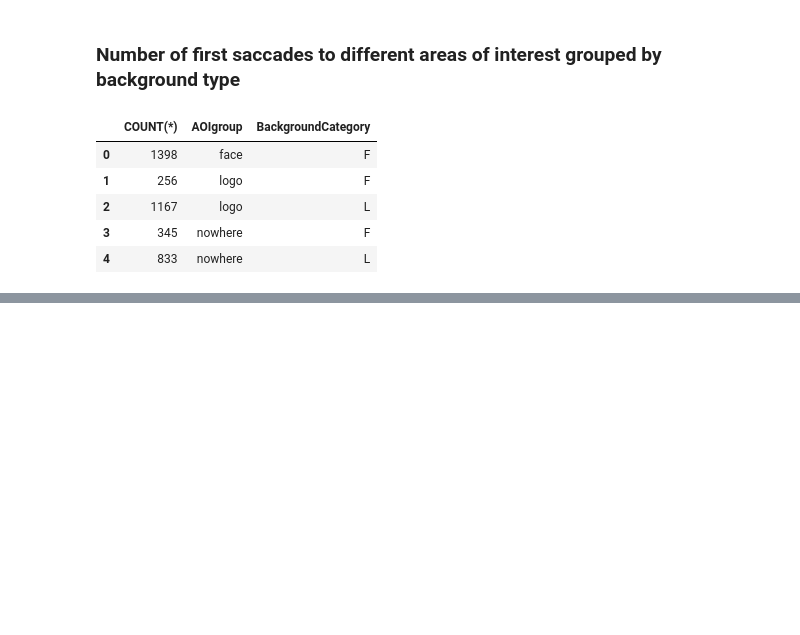
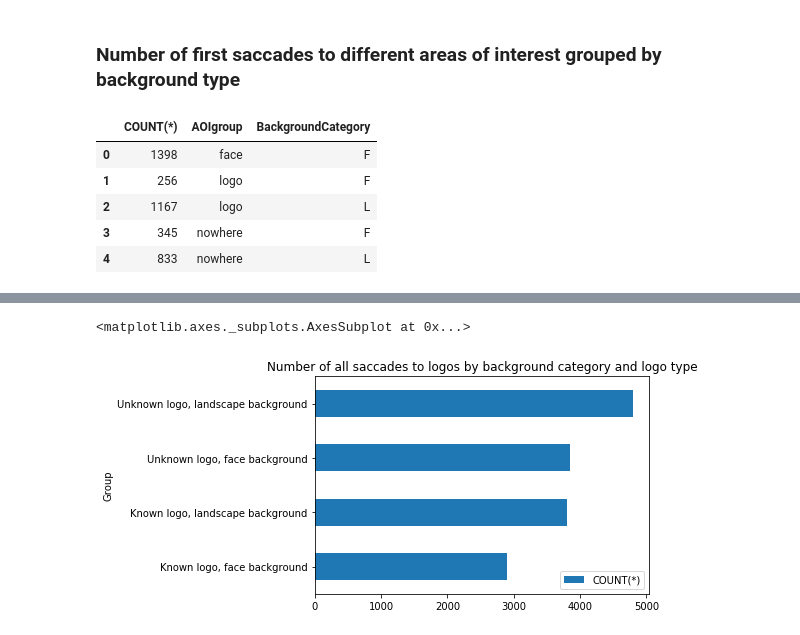
Before and after one commit to alastaa/LSTProject, a Jupyter notebook: Fiksaatioanalyysihommii.ipynb, the cells around one changed output, grey strips where cells are left out. Cells and saved outputs as stored; diff of their text form; code cells hidden in the pictures; blank space fills up the shorter version.

```diff
--- a/Fiksaatioanalyysihommii.ipynb
+++ b/Fiksaatioanalyysihommii.ipynb
@@ -148,0 +183,8 @@ GROUP BY AOIgroup, BackgroundCategory""", conn)
+# %%
+df4 = pd.read_sql_query("""
+select COUNT(*), AOIgroup, LogoCategory, BackgroundCategory
+from saccades
+WHERE AOIGroup='logo'
+GROUP BY AOIgroup, LogoCategory, BackgroundCategory""", conn)
+
+df4
@@ -148,0 +271,6 @@ GROUP BY AOIgroup, BackgroundCategory""", conn)
+# %%
+df4['Group'] = (df4['LogoCategory'] + df4['BackgroundCategory']).apply(lambda text: d[text])
+df4.plot(x='Group', y='COUNT(*)', kind='barh', title='Number of all saccades to logos by background category and logo type')
+# %% [output]
+<matplotlib.axes._subplots.AxesSubplot at 0x...>
+[figure, added]
```
Also changed, not shown: parts of 15 cells of this notebook.
